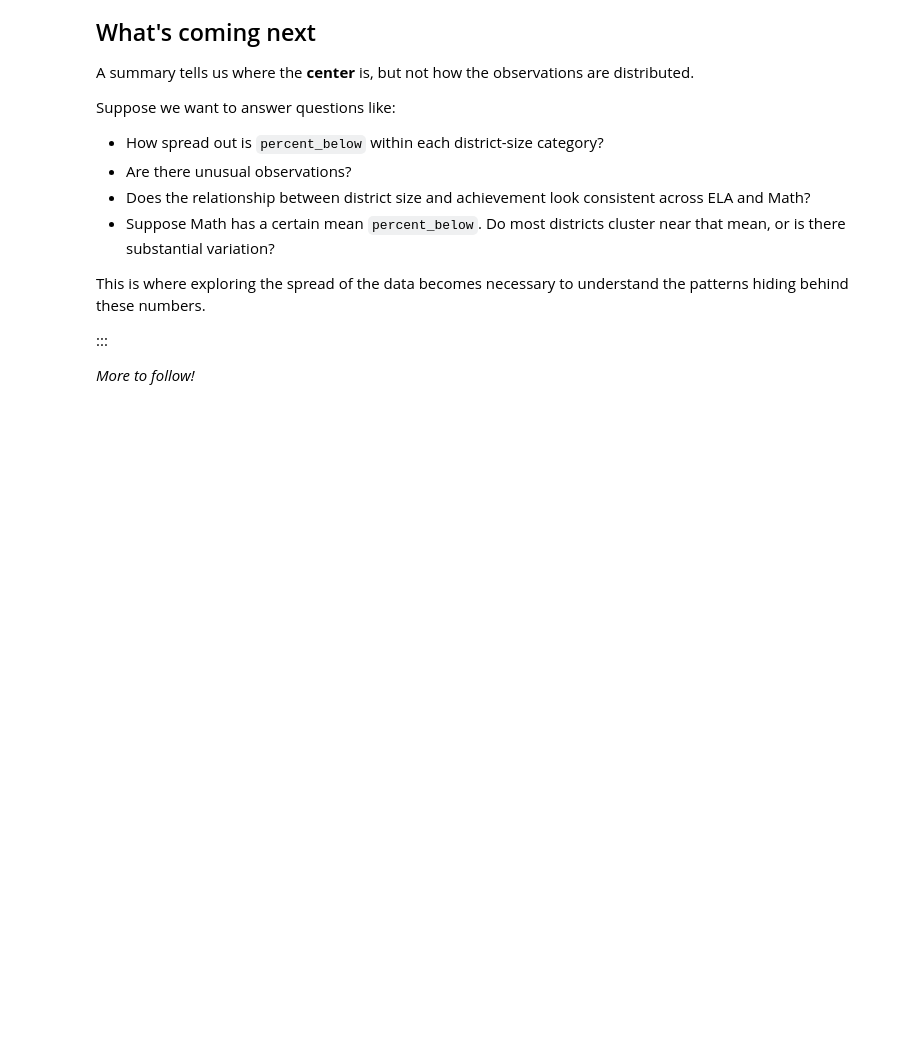
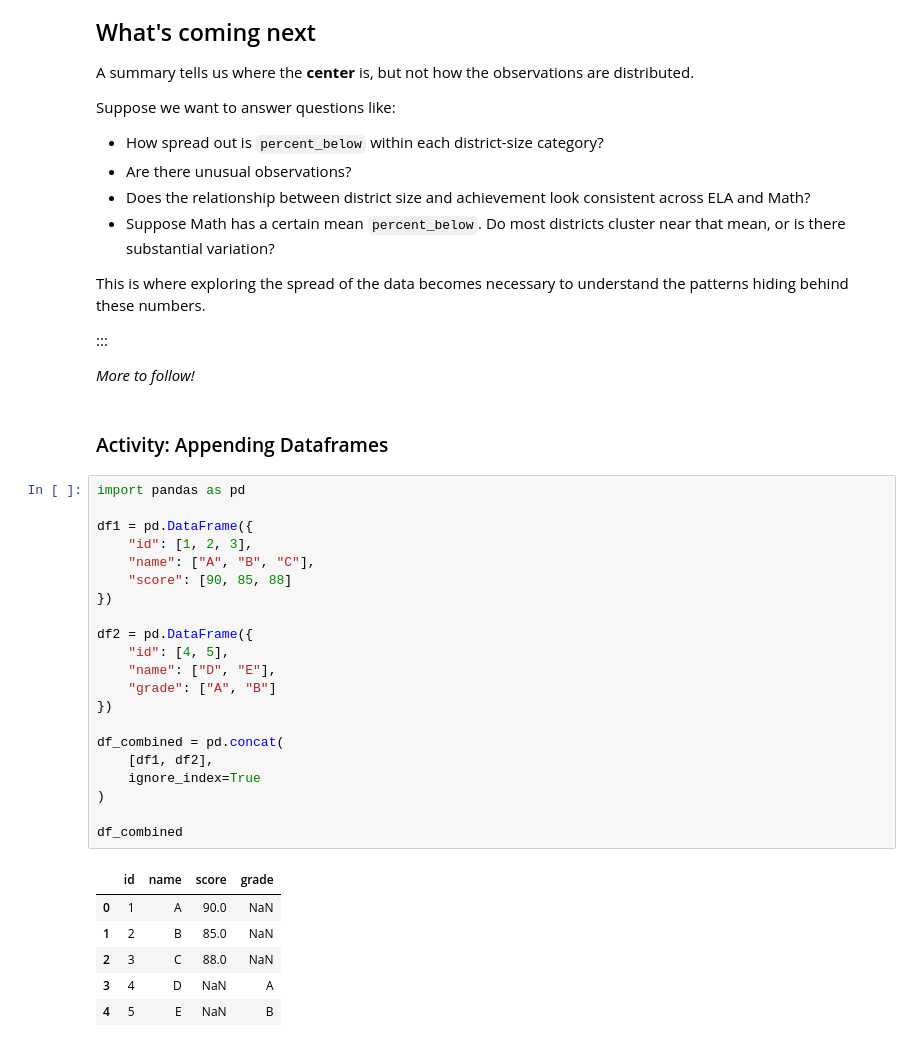
Before and after one commit to satadisha/data-exploratorium, a Jupyter notebook: DS3100/Unit_01/DS3100_Tennessee_Wrangling_Case_Study_Python_solved.ipynb, the cells around one changed output. Cells and saved outputs as stored; diff of their text form; blank space fills up the shorter version.

```diff
--- a/DS3100/Unit_01/DS3100_Tennessee_Wrangling_Case_Study_Python.ipynb
+++ b/DS3100/Unit_01/DS3100_Tennessee_Wrangling_Case_Study_Python_solved.ipynb
@@ -501,3 +539,33 @@ This is where exploring the spread of the data becomes necessary to understand t
 :::
 
 *More to follow!*
+# %% [markdown]
+### Activity: Appending Dataframes
+# %%
+import pandas as pd
+
+df1 = pd.DataFrame({
+    "id": [1, 2, 3],
+    "name": ["A", "B", "C"],
+    "score": [90, 85, 88]
+})
+
+df2 = pd.DataFrame({
+    "id": [4, 5],
+    "name": ["D", "E"],
+    "grade": ["A", "B"]
+})
+
+df_combined = pd.concat(
+    [df1, df2],
+    ignore_index=True
+)
+
+df_combined
+# %% [output]
+|  | id | name | score | grade |
+| 0 | 1 | A | 90.0 | NaN |
+| 1 | 2 | B | 85.0 | NaN |
+| 2 | 3 | C | 88.0 | NaN |
+| 3 | 4 | D | NaN | A |
+| 4 | 5 | E | NaN | B |
```
Also changed, not shown: parts of 12 cells of this notebook, 6 other files.
